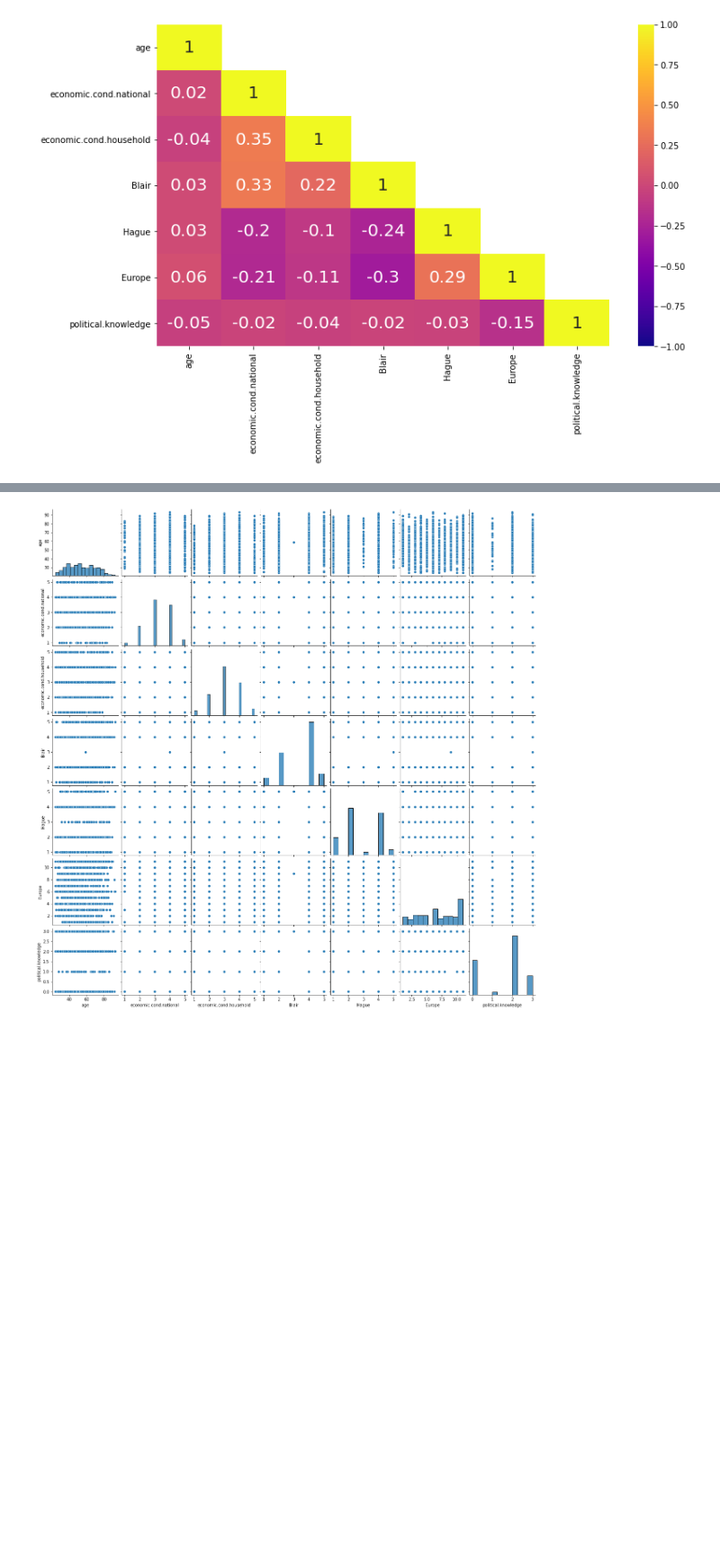
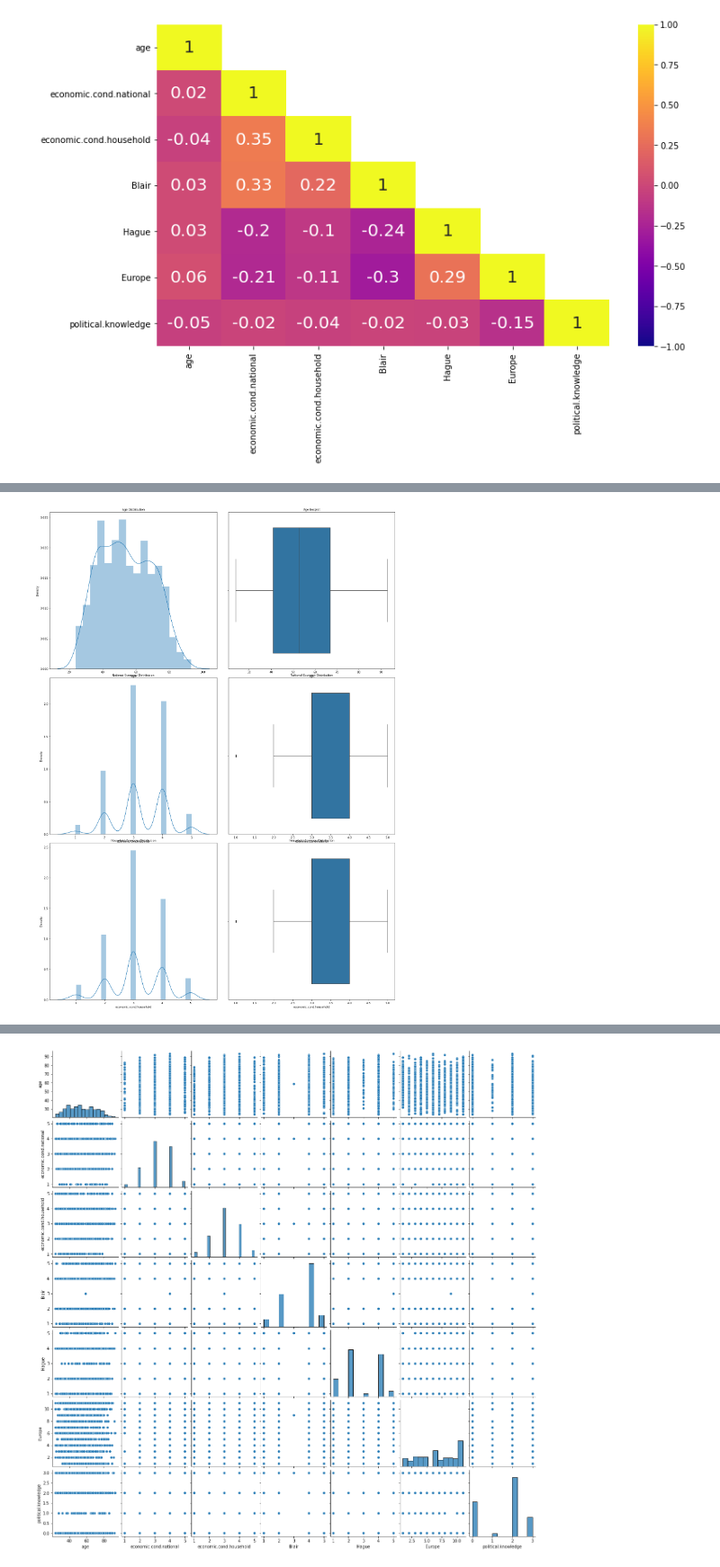
Before and after one commit to sainadh6414/datascience, a Jupyter notebook: _6_machine_learning/project/Notebook.ipynb, the cells around one changed output, grey strips where cells are left out. Shown at 90% size. Cells and saved outputs as stored; diff of their text form; code cells hidden in the pictures; blank space fills up the shorter version.

```diff
--- a/_6_machine_learning/project/Notebook.ipynb
+++ b/_6_machine_learning/project/Notebook.ipynb
@@ -239,0 +180,26 @@ plt.show()
+# %%
+fig, axes = plt.subplots(nrows=3,ncols=2)
+fig.set_size_inches(18,25)
+fig.tight_layout()
+
+a = sns.distplot(df['age'] , ax=axes[0][0])
+a.set_title("Age Distribution",fontsize=10)
+
+a = sns.boxplot(df['age'] , orient = "v" , ax=axes[0][1])
+a.set_title("Age Boxplot",fontsize=10)
+
+a = sns.distplot(df['economic.cond.national'] , ax=axes[1][0])
+a.set_title("National Economy Distribution",fontsize=10)
+
+a = sns.boxplot(df['economic.cond.national'] , orient = "v" , ax=axes[1][1])
+a.set_title("National Economy Distribution",fontsize=10)
+
+a = sns.distplot(df['economic.cond.household'] , ax=axes[2][0])
+a.set_title("Household Economy Distribution",fontsize=10)
+
+a = sns.boxplot(df['economic.cond.household'] , orient = "v" , ax=axes[2][1])
+a.set_title("Household Economy Distribution",fontsize=10)
+
+plt.show()
+# %% [output]
+[figure, added]
```
Also changed, not shown: parts of 81 cells of this notebook, 4 other files.
